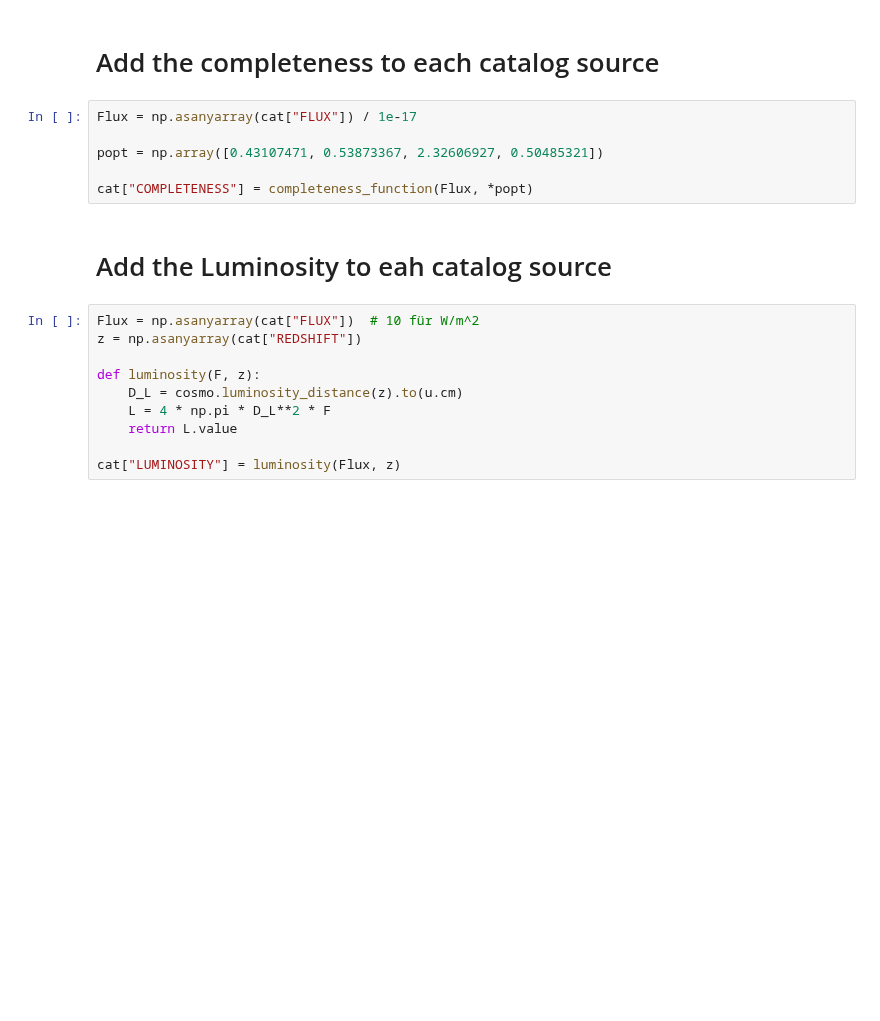
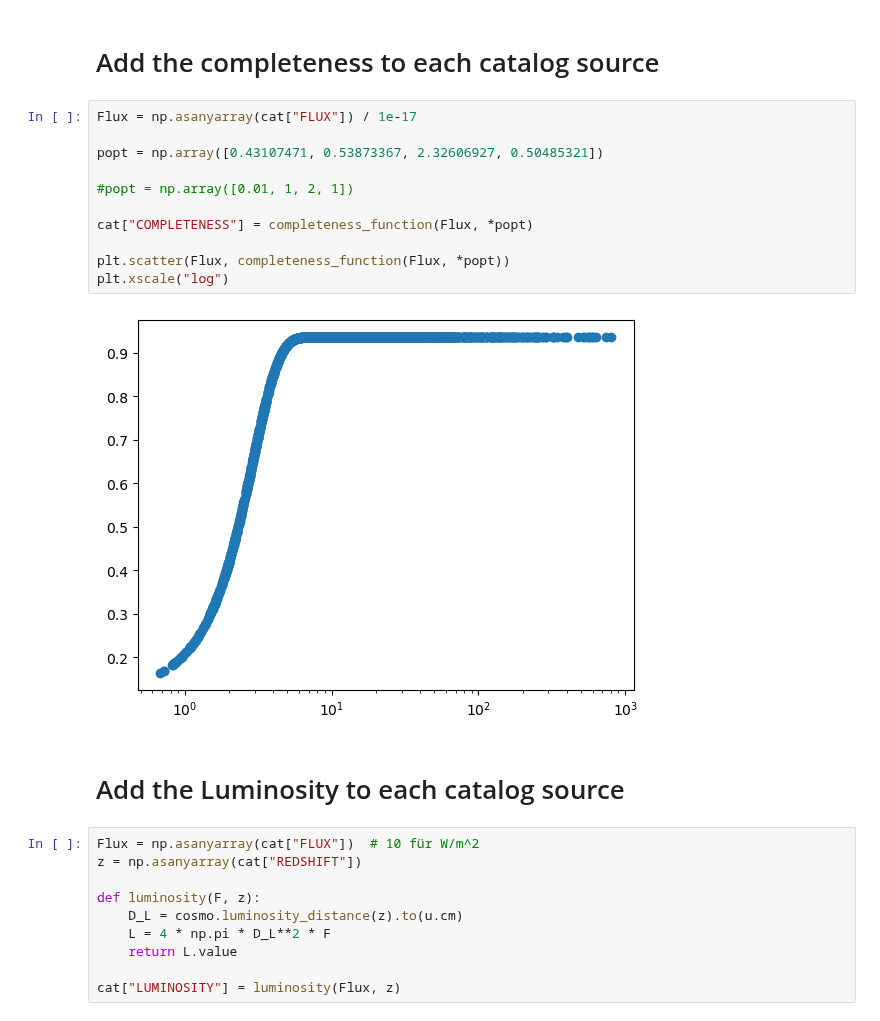
Before and after one commit to BGrashey/Master, a Jupyter notebook: notebooks/prepare_catalog.ipynb, the cells around one changed output. Drawn from its saved outputs; the diff is of its cells as text; blank space fills up the shorter version.

```diff
--- a/notebooks/prepare_catalog.ipynb
+++ b/notebooks/prepare_catalog.ipynb
@@ -26,11 +26,18 @@ cat = Table.read(catalog_path)
 # %%
 Flux = np.asanyarray(cat["FLUX"]) / 1e-17
 
 popt = np.array([0.43107471, 0.53873367, 2.32606927, 0.50485321])
 
+#popt = np.array([0.01, 1, 2, 1])
+
 cat["COMPLETENESS"] = completeness_function(Flux, *popt)
+
+plt.scatter(Flux, completeness_function(Flux, *popt))
+plt.xscale("log")
+# %% [output]
+[figure, added]
 # %% [markdown]
-# Add the Luminosity to eah catalog source
+# Add the Luminosity to each catalog source
 # %%
 Flux = np.asanyarray(cat["FLUX"])  # 10 für W/m^2
 z = np.asanyarray(cat["REDSHIFT"])
```
Also changed, not shown: parts of 8 cells of this notebook, 7 other files.
